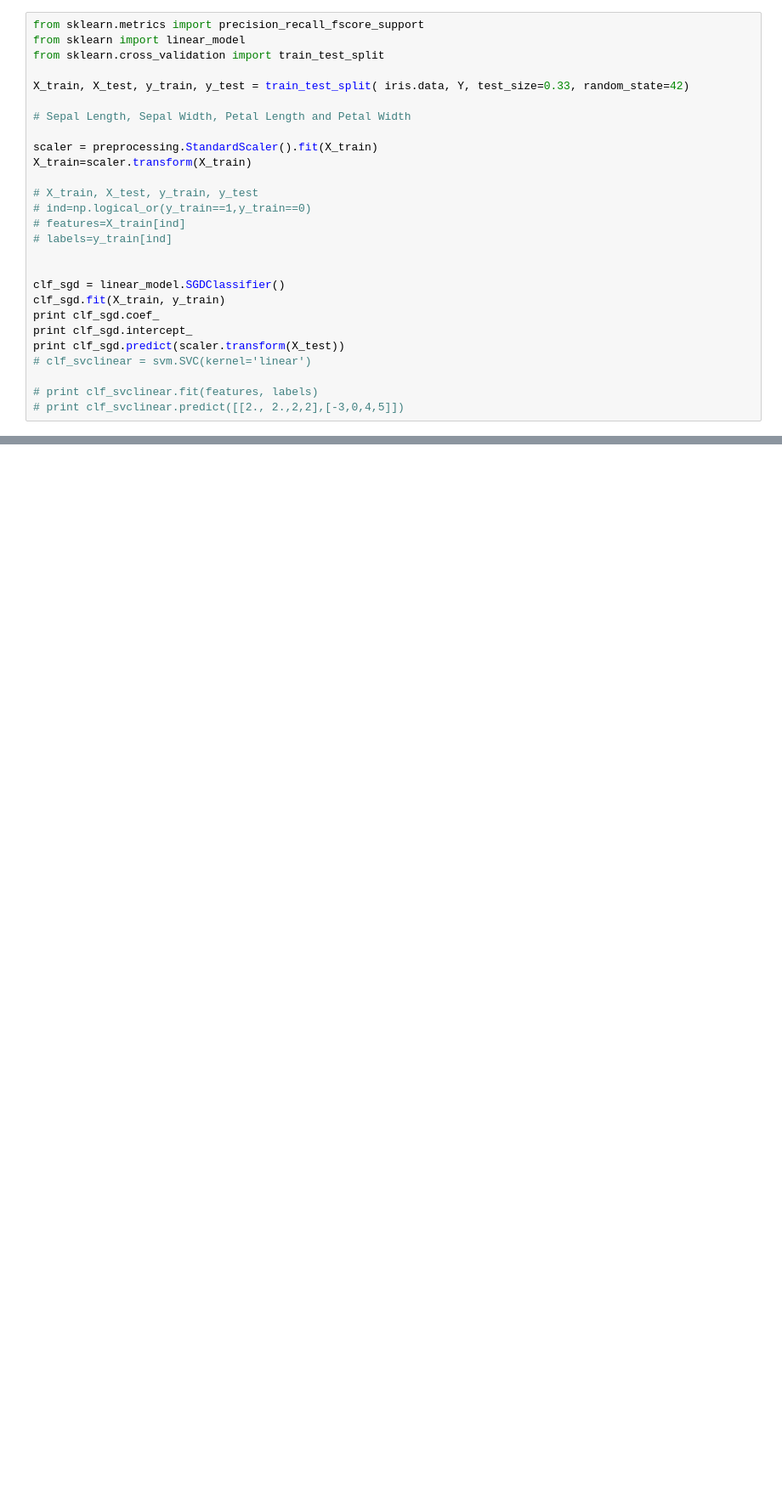
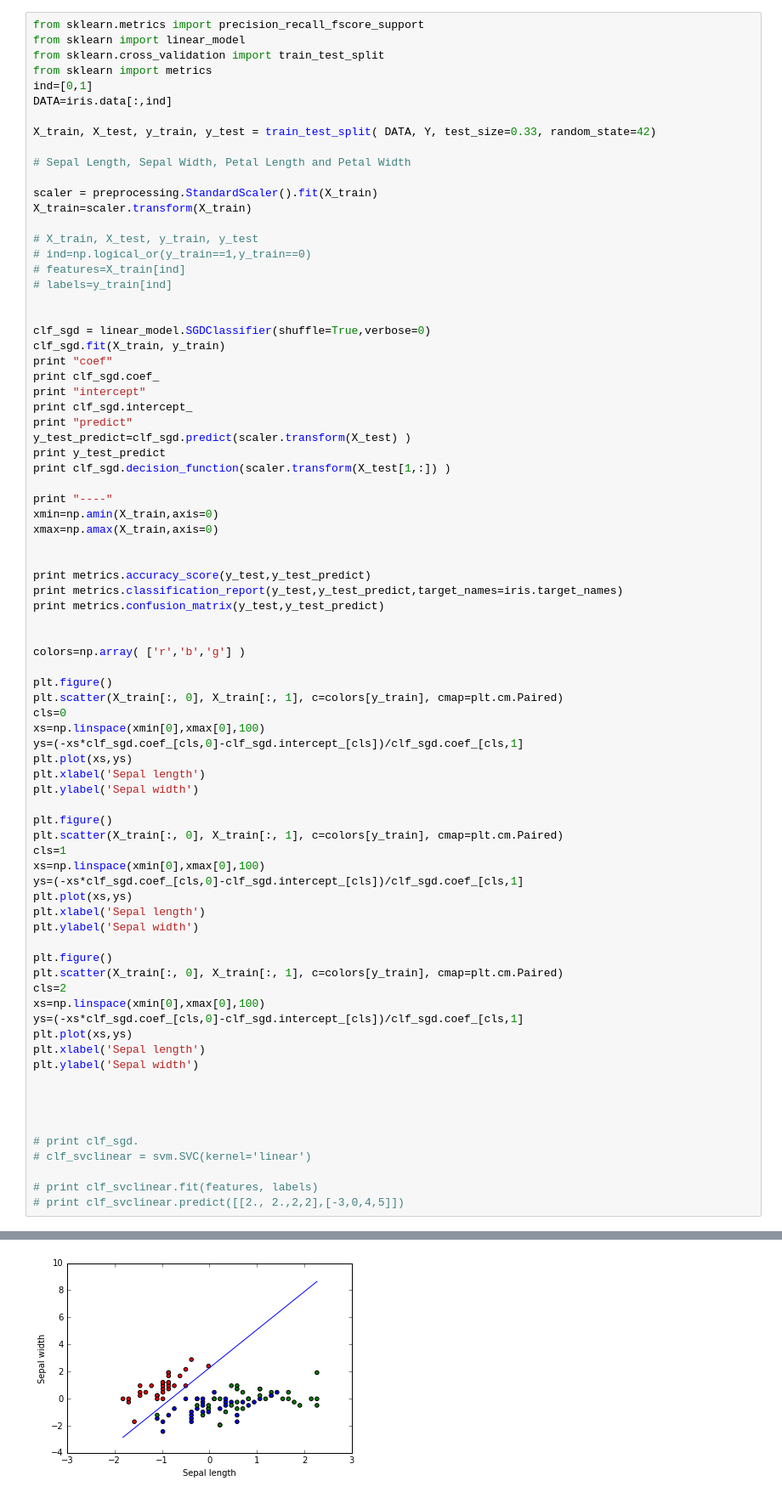
Before and after one commit to npmcdn-to-unpkg-bot/data_analytics, a Jupyter notebook: iris.ipynb, the cells around one changed output, grey strips where cells are left out. Shown at 85% size. Saved outputs shown, nothing was run; the diff lists cells and outputs as text; blank space fills up the shorter version.

```diff
--- a/iris.ipynb
+++ b/iris.ipynb
@@ -130,8 +131,11 @@ plt.ylabel('Petal Width')
 from sklearn.metrics import precision_recall_fscore_support
 from sklearn import linear_model
 from sklearn.cross_validation import train_test_split
+from sklearn import metrics
+ind=[0,1]
+DATA=iris.data[:,ind]
 
-X_train, X_test, y_train, y_test = train_test_split( iris.data, Y, test_size=0.33, random_state=42)
+X_train, X_test, y_train, y_test = train_test_split( DATA, Y, test_size=0.33, random_state=42)
 
 # Sepal Length, Sepal Width, Petal Length and Petal Width
 
@@ -144,11 +148,60 @@ X_train=scaler.transform(X_train)
 # labels=y_train[ind]
 
 
-clf_sgd = linear_model.SGDClassifier()
+clf_sgd = linear_model.SGDClassifier(shuffle=True,verbose=0)
 clf_sgd.fit(X_train, y_train)
+print "coef"
 print clf_sgd.coef_
+print "intercept"
 print clf_sgd.intercept_
-print clf_sgd.predict(scaler.transform(X_test))
+print "predict"
+y_test_predict=clf_sgd.predict(scaler.transform(X_test) )
+print y_test_predict
+print clf_sgd.decision_function(scaler.transform(X_test[1,:]) )
+
+print "----"
+xmin=np.amin(X_train,axis=0)
+xmax=np.amax(X_train,axis=0)
+
+
+print metrics.accuracy_score(y_test,y_test_predict)
+print metrics.classification_report(y_test,y_test_predict,target_names=iris.target_names)
+print metrics.confusion_matrix(y_test,y_test_predict)
+
+
+colors=np.array( ['r','b','g'] )
+
+plt.figure()
+plt.scatter(X_train[:, 0], X_train[:, 1], c=colors[y_train], cmap=plt.cm.Paired)
+cls=0
+xs=np.linspace(xmin[0],xmax[0],100)
+ys=(-xs*clf_sgd.coef_[cls,0]-clf_sgd.intercept_[cls])/clf_sgd.coef_[cls,1]
+plt.plot(xs,ys)
+plt.xlabel('Sepal length')
+plt.ylabel('Sepal width')
+
+plt.figure()
+plt.scatter(X_train[:, 0], X_train[:, 1], c=colors[y_train], cmap=plt.cm.Paired)
+cls=1
+xs=np.linspace(xmin[0],xmax[0],100)
+ys=(-xs*clf_sgd.coef_[cls,0]-clf_sgd.intercept_[cls])/clf_sgd.coef_[cls,1]
+plt.plot(xs,ys)
+plt.xlabel('Sepal length')
+plt.ylabel('Sepal width')
+
+plt.figure()
+plt.scatter(X_train[:, 0], X_train[:, 1], c=colors[y_train], cmap=plt.cm.Paired)
+cls=2
+xs=np.linspace(xmin[0],xmax[0],100)
+ys=(-xs*clf_sgd.coef_[cls,0]-clf_sgd.intercept_[cls])/clf_sgd.coef_[cls,1]
+plt.plot(xs,ys)
+plt.xlabel('Sepal length')
+plt.ylabel('Sepal width')
+
+
+
+
+# print clf_sgd.
 # clf_svclinear = svm.SVC(kernel='linear')
 
 # print clf_svclinear.fit(features, labels)
@@ -162,0 +228 @@ print clf_sgd.predict(scaler.transform(X_test))
+[figure, added]
```
Also changed, not shown: parts of 12 cells of this notebook.
